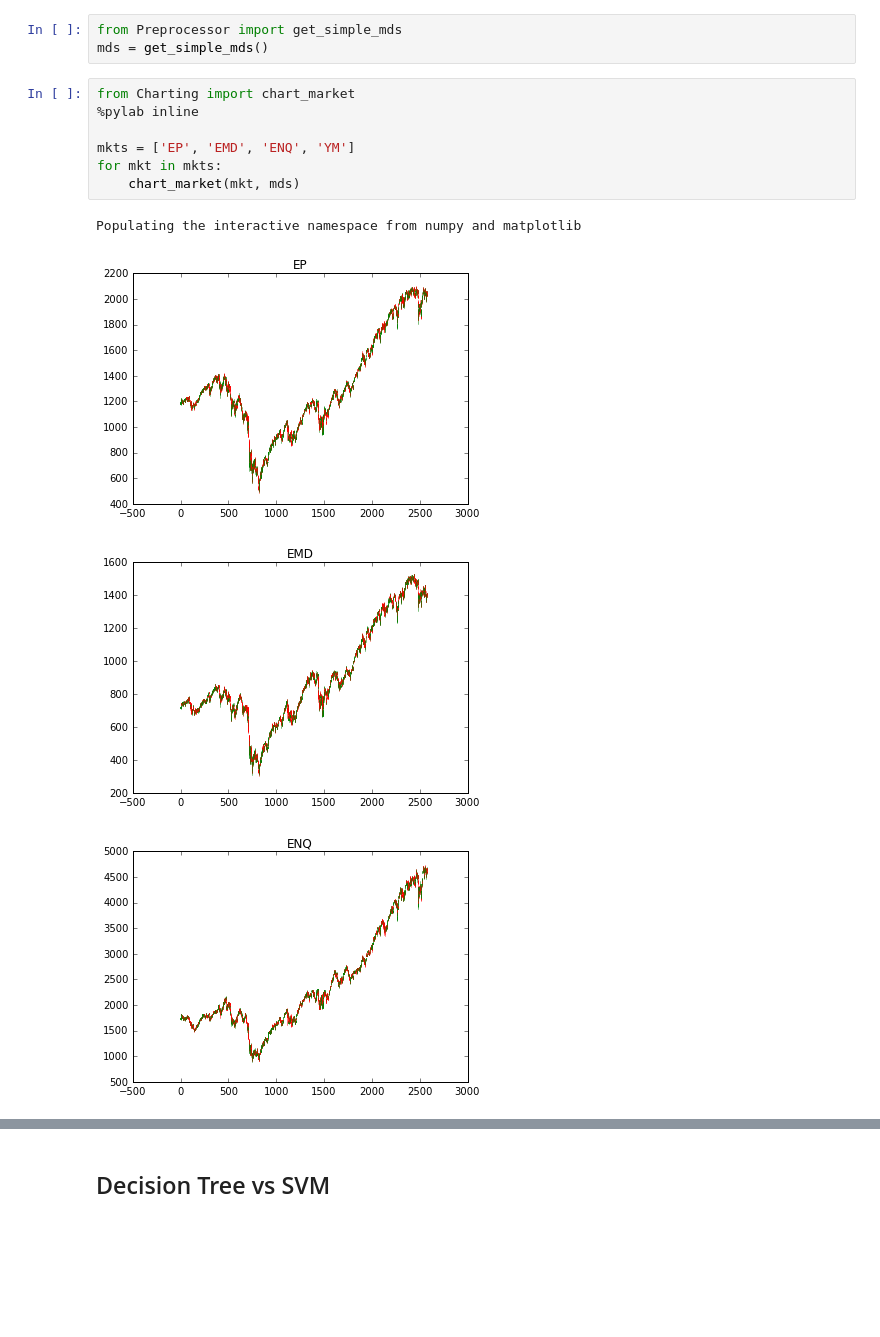
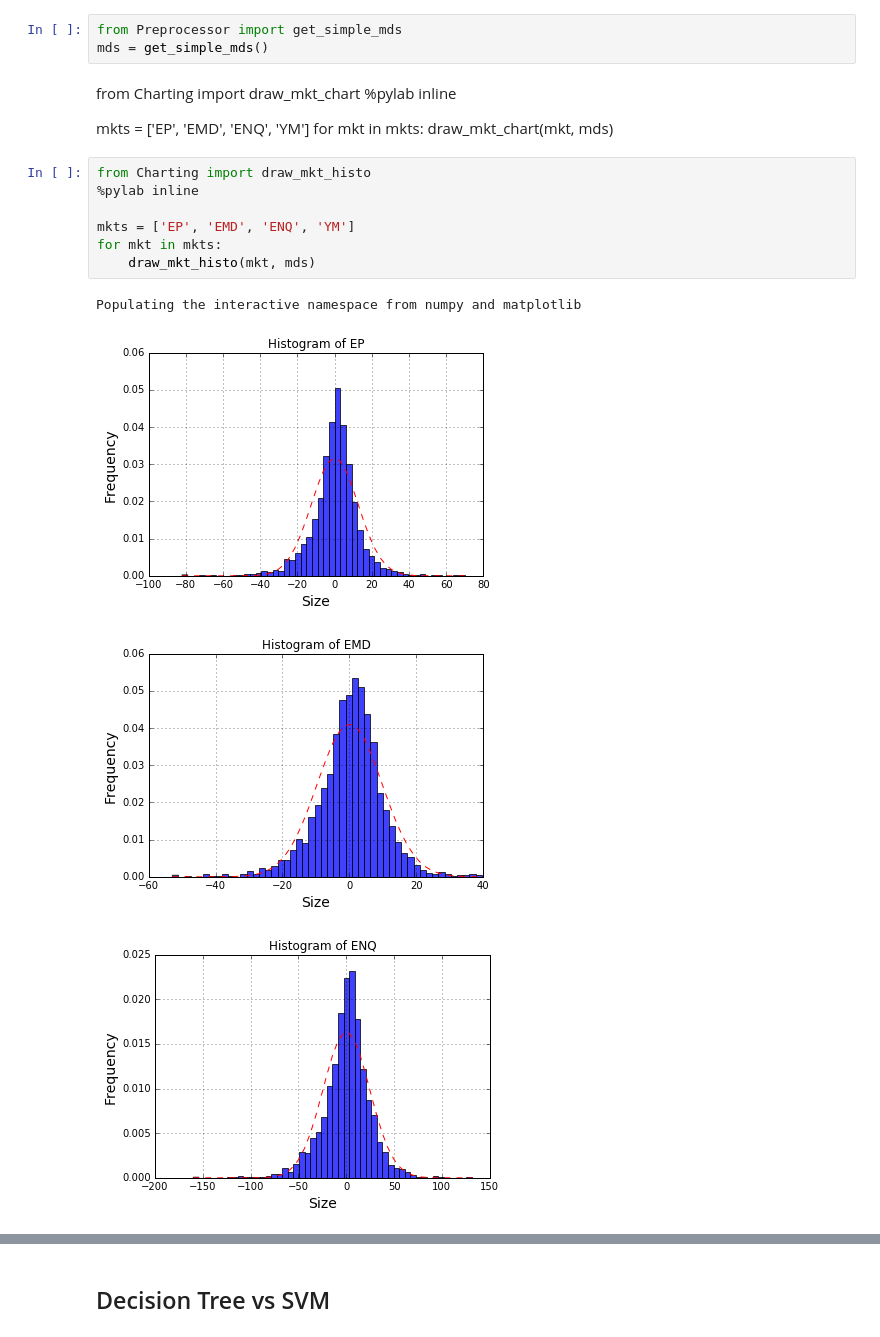
Before and after one commit to Dsinghbailey/futures_predictor, a Jupyter notebook: Main.ipynb, the cells around one changed output, grey strips where cells are left out. Drawn from its saved outputs; the diff is of its cells as text; blank space fills up the shorter version.

```diff
--- a/Main.ipynb
+++ b/Main.ipynb
@@ -3,15 +3,22 @@
 # %%
 from Preprocessor import get_simple_mds
 mds = get_simple_mds()
+# %% [markdown]
+from Charting import draw_mkt_chart
+%pylab inline
+
+mkts = ['EP', 'EMD', 'ENQ', 'YM']
+for mkt in mkts:
+    draw_mkt_chart(mkt, mds)
 # %%
-from Charting import chart_market
+from Charting import draw_mkt_histo
 %pylab inline
 
 mkts = ['EP', 'EMD', 'ENQ', 'YM']
 for mkt in mkts:
-    chart_market(mkt, mds)
+    draw_mkt_histo(mkt, mds)
 # %% [output]
 Populating the interactive namespace from numpy and matplotlib
-[figure, old version]
+[figure, new version]
-[figure, old version]
+[figure, new version]
-[figure, old version]
+[figure, new version]
```
Also changed, not shown: parts of 13 cells of this notebook, 2 other files.
